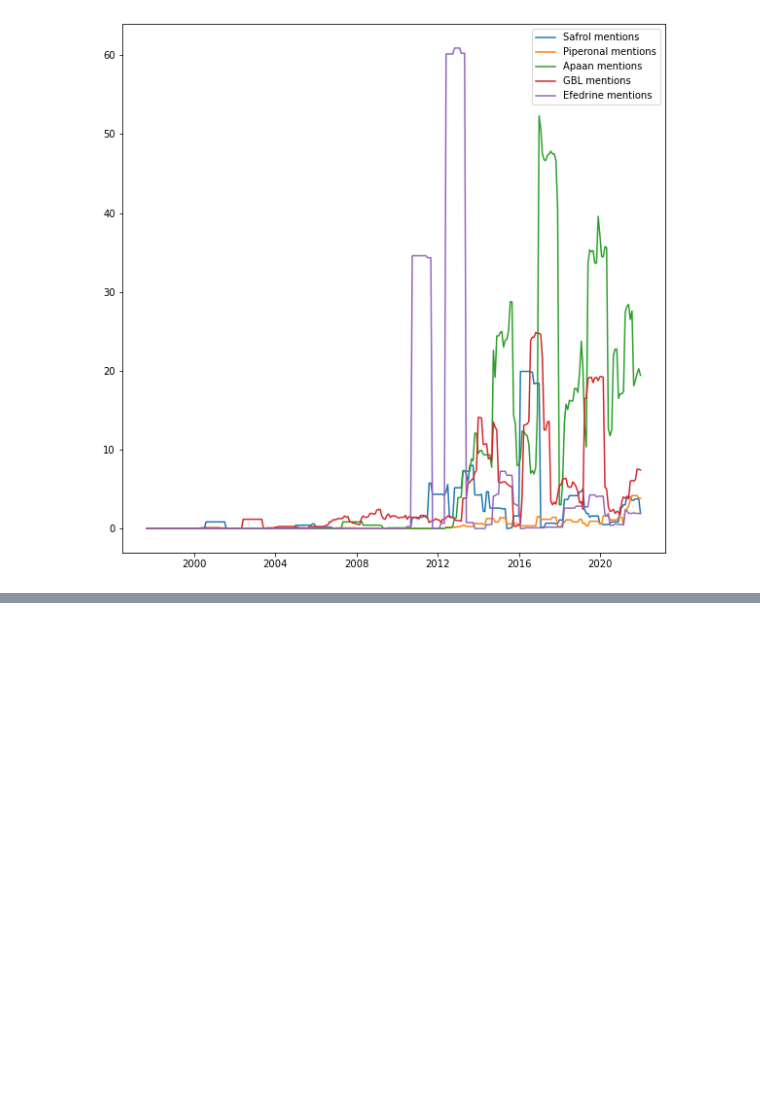
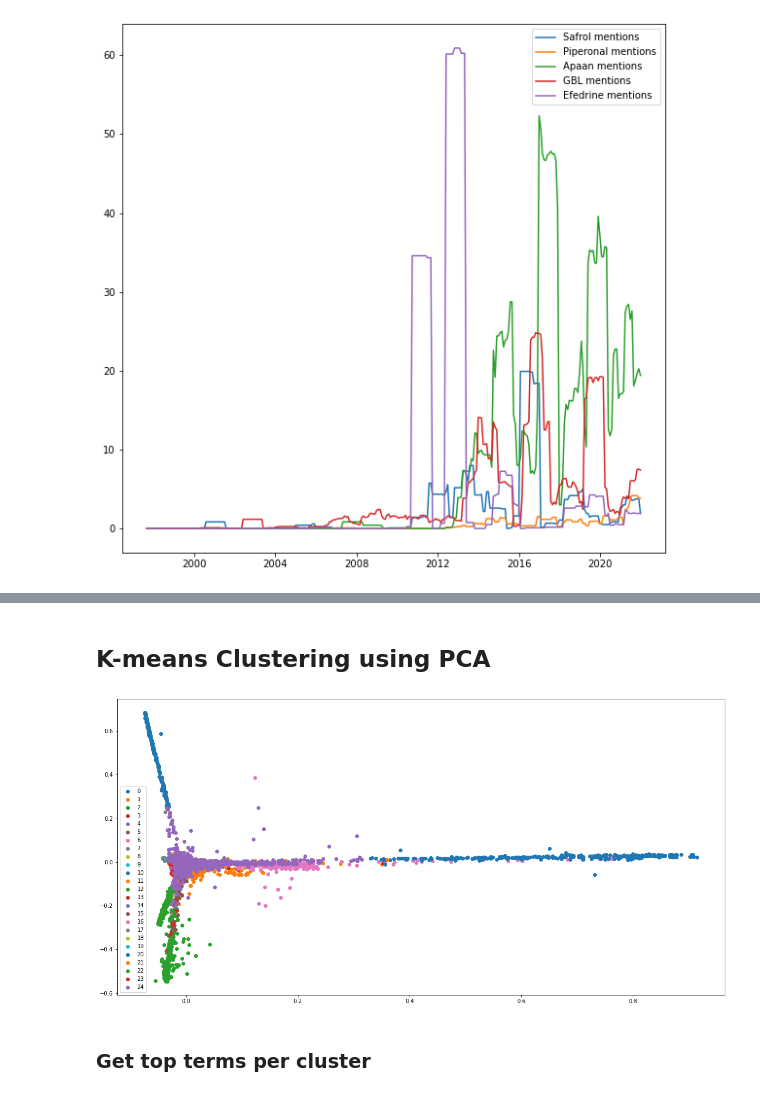
Before and after one commit to bloemetjesgordijn/DSP, a Jupyter notebook: DSP Demo.ipynb, the cells around one changed output, grey strips where cells are left out. Cells and saved outputs as stored; diff of their text form; code cells hidden in the pictures; blank space fills up the shorter version.

```diff
--- a/DSP Demo.ipynb
+++ b/DSP Demo.ipynb
@@ -535,0 +562,11 @@ plt.show()
+# %%
+from sklearn.feature_extraction.text import TfidfVectorizer
+import nltk
+from nltk.corpus import stopwords
+nltk.download('stopwords')
+
+documents = merged_df["Case Text"]
+total_stop_words = stopwords.words('dutch') + stopwords.words('english')
+vectorizer = TfidfVectorizer(max_df=0.05, min_df=10, stop_words=total_stop_words , use_idf=True,  lowercase=True)
+X = vectorizer.fit_transform(documents)
+X = X.astype('float32')
@@ -535,0 +577,25 @@ plt.show()
+# %% [markdown]
+<h2>K-means Clustering using PCA</h2>
+# %%
+from sklearn.decomposition import PCA
+from sklearn.cluster import KMeans
+
+true_k = 25
+model = KMeans(n_clusters=true_k, init='k-means++', max_iter=200)
+
+labels = model.fit_predict(X)
+merged_df["K means cluster"] = labels
+
+X_array = X.toarray()
+pca = PCA(n_components=2).fit(X_array)
+XPCA = pca.transform(X_array)
+
+u_labels = np.unique(labels)
+for i in u_labels:
+    plt.scatter(XPCA[labels == i , 0] , XPCA[labels == i , 1] , label = i)
+plt.legend()
+plt.show()
+# %% [output]
+[figure, added]
+# %% [markdown]
+<h3>Get top terms per cluster</h3>
```
Also changed, not shown: parts of 6 cells of this notebook, 1 other file.
